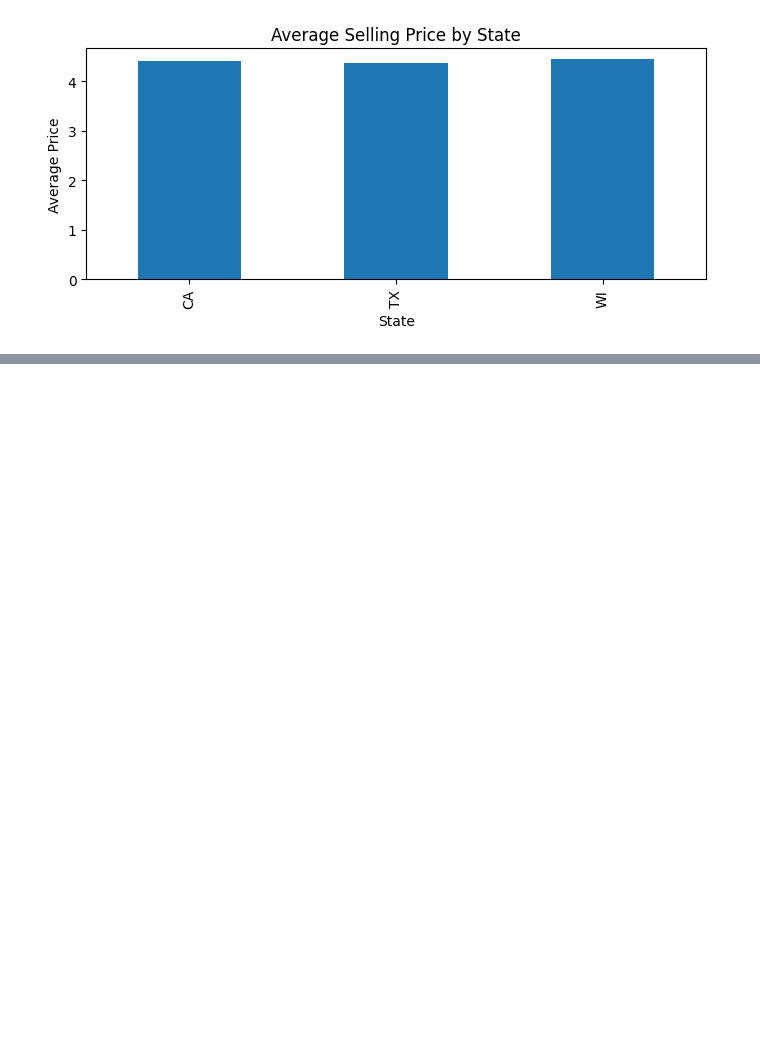
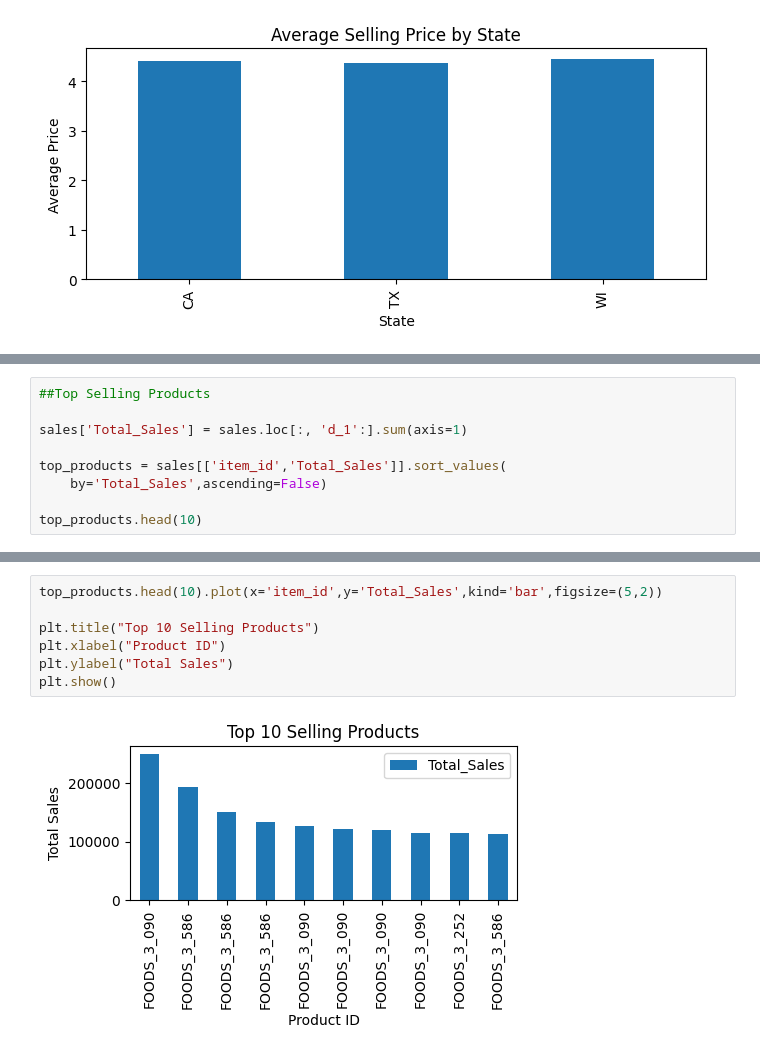
Before and after one commit to bhosalenikita258-coder/Retail_Demand_Forecasting, a Jupyter notebook: Retail_Demand_Forecasting.ipynb, the cells around one changed output, grey strips where cells are left out. Saved outputs shown, nothing was run; the diff lists cells and outputs as text; blank space fills up the shorter version.

```diff
--- a/Retail_Demand_Forecasting.ipynb
+++ b/Retail_Demand_Forecasting.ipynb
@@ -327,0 +380,9 @@ plt.show()
+# %%
+##Top Selling Products
+
+sales['Total_Sales'] = sales.loc[:, 'd_1':].sum(axis=1)
+
+top_products = sales[['item_id','Total_Sales']].sort_values(
+    by='Total_Sales',ascending=False)
+
+top_products.head(10)
@@ -327,0 +401,9 @@ plt.show()
+# %%
+top_products.head(10).plot(x='item_id',y='Total_Sales',kind='bar',figsize=(5,2))
+
+plt.title("Top 10 Selling Products")
+plt.xlabel("Product ID")
+plt.ylabel("Total Sales")
+plt.show()
+# %% [output]
+[figure, added]
```
Also changed, not shown: parts of 5 cells of this notebook.
